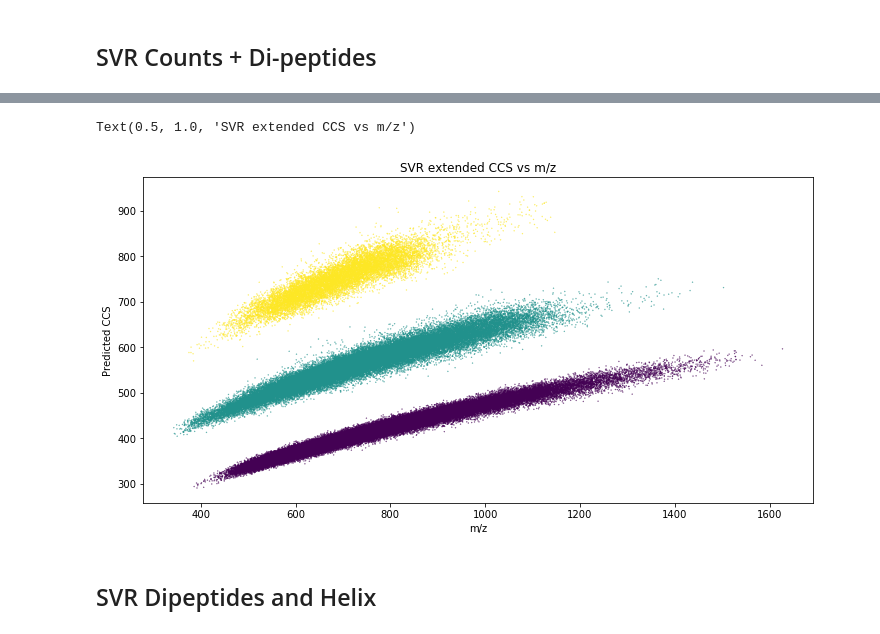
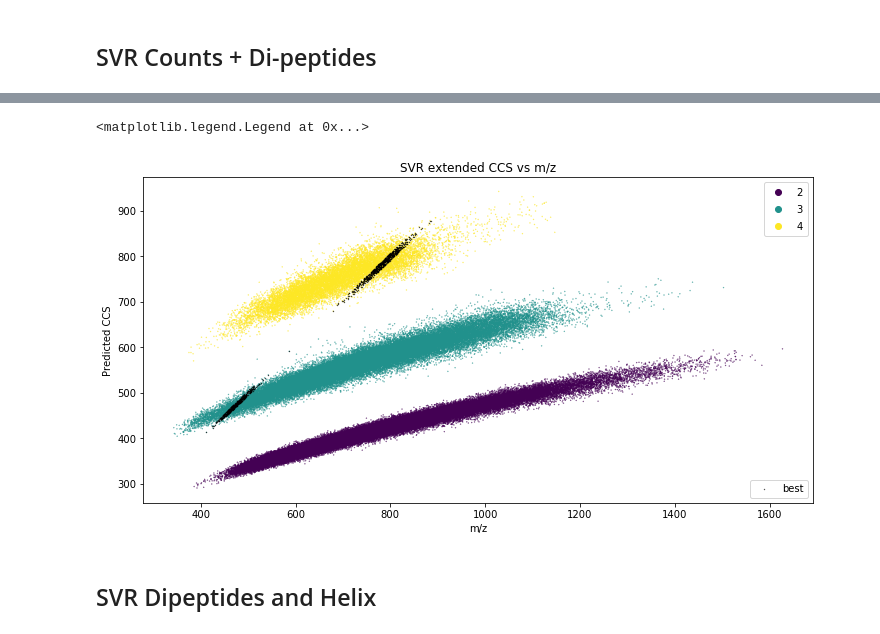
Before and after one commit to jlrestrepol/ccs, a Jupyter notebook: code/CCS_prediction.ipynb, the cells around one changed output, grey strips where cells are left out. Cells and saved outputs as stored; diff of their text form; code cells hidden in the pictures.

```diff
--- a/code/CCS_prediction.ipynb
+++ b/code/CCS_prediction.ipynb
@@ -160,14 +182,20 @@ Creating scatter plot
 # %%
 ax = plt.subplot()
 fig = plt.gcf()
 fig.set_size_inches(12, 6)
-ax.scatter(df4['m/z'], svr_ext, c = df4['Charge'], s = 0.1)
+scatter1 = ax.scatter(df4['m/z'], svr_ext, c = df4['Charge'], s = 0.1)
+res_rel = (df4['m/z'].values - svr_ext.values)/svr_ext.values*100
+df_top = df4[np.abs(res_rel) < 1.]
+ax.scatter(df_top['m/z'], svr_ext[np.abs(res_rel) < 1.], c = 'black', s = 0.1, label = "best")
 ax.set_xlabel('m/z')
 ax.set_ylabel('Predicted CCS')
 ax.set_title('SVR extended CCS vs m/z')
+legend1 = ax.legend(*scatter1.legend_elements())
+ax.add_artist(legend1)
+ax.legend(loc = 'lower right')
 # %% [output]
-Text(0.5, 1.0, 'SVR extended CCS vs m/z')
+<matplotlib.legend.Legend at 0x...>
-[figure, old version]
+[figure, new version]
 # %% [markdown]
 ## SVR Dipeptides and Helix
 # %%
```
Also changed, not shown: parts of 15 cells of this notebook.
